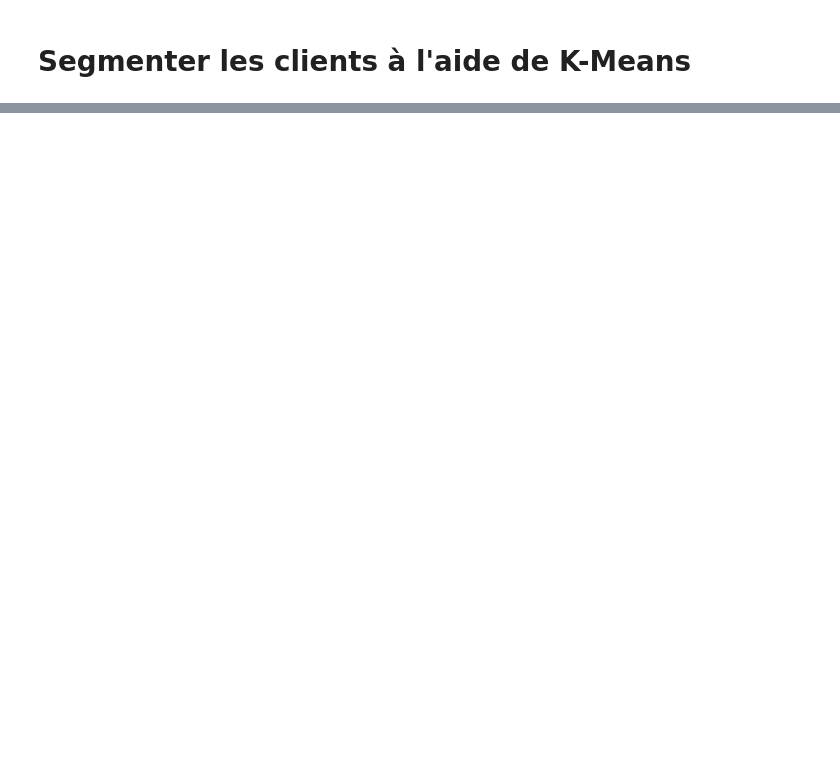
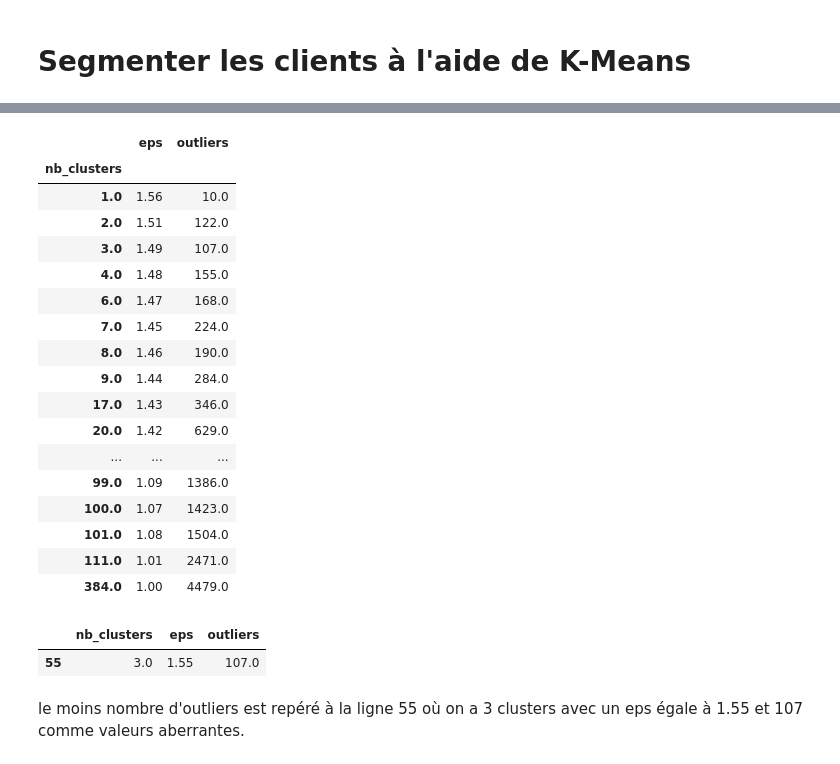
Before and after one commit to kuroi-hime/Customer-Churn-Analysis-Segmentation-Prediction, a Jupyter notebook: notebooks/02_Clustering.ipynb, the cells around one changed output, grey strips where cells are left out. Drawn from its saved outputs; the diff is of its cells as text; code cells hidden in the pictures; blank space fills up the shorter version.

```diff
--- a/notebooks/02_Clustering.ipynb
+++ b/notebooks/02_Clustering.ipynb
@@ -74,0 +100,15 @@ selon le silhouette score c'est aussi  4
+# %%
+# DBSCAN
+df = pd.DataFrame([], columns=["nb_clusters", "eps", "outliers"])
+eps_range = np.arange(1, 1.76, 0.01)
+
+for i, ep in enumerate(eps_range):
+    dbscan = DBSCAN(eps=ep, min_samples=k)
+    dbscan_labels = dbscan.fit_predict(X, y)
+    df.loc[i] = [
+        len(set(dbscan_labels))-(1 if (-1 in dbscan_labels) else 0),
+        ep,
+        list(dbscan_labels).count(-1)
+    ]
+
+df
@@ -74,0 +129,28 @@ selon le silhouette score c'est aussi  4
+# %%
+df.groupby(by="nb_clusters").aggregate("min")
+# %% [output]
+|  | eps | outliers |
+| nb_clusters |  |  |
+| 1.0 | 1.56 | 10.0 |
+| 2.0 | 1.51 | 122.0 |
+| 3.0 | 1.49 | 107.0 |
+| 4.0 | 1.48 | 155.0 |
+| 6.0 | 1.47 | 168.0 |
+| 7.0 | 1.45 | 224.0 |
+| 8.0 | 1.46 | 190.0 |
+| 9.0 | 1.44 | 284.0 |
+| 17.0 | 1.43 | 346.0 |
+| 20.0 | 1.42 | 629.0 |
+| ... | ... | ... |
+| 99.0 | 1.09 | 1386.0 |
+| 100.0 | 1.07 | 1423.0 |
+| 101.0 | 1.08 | 1504.0 |
+| 111.0 | 1.01 | 2471.0 |
+| 384.0 | 1.00 | 4479.0 |
+# %%
+df[(df["nb_clusters"]==3) & (df["outliers"]==107.0)]
+# %% [output]
+|  | nb_clusters | eps | outliers |
+| 55 | 3.0 | 1.55 | 107.0 |
+# %% [markdown]
+le moins nombre d'outliers est repéré à la ligne 55 où on a 3 clusters avec un eps égale à 1.55 et 107 comme valeurs aberrantes.
```
Also changed, not shown: parts of 10 cells of this notebook.
